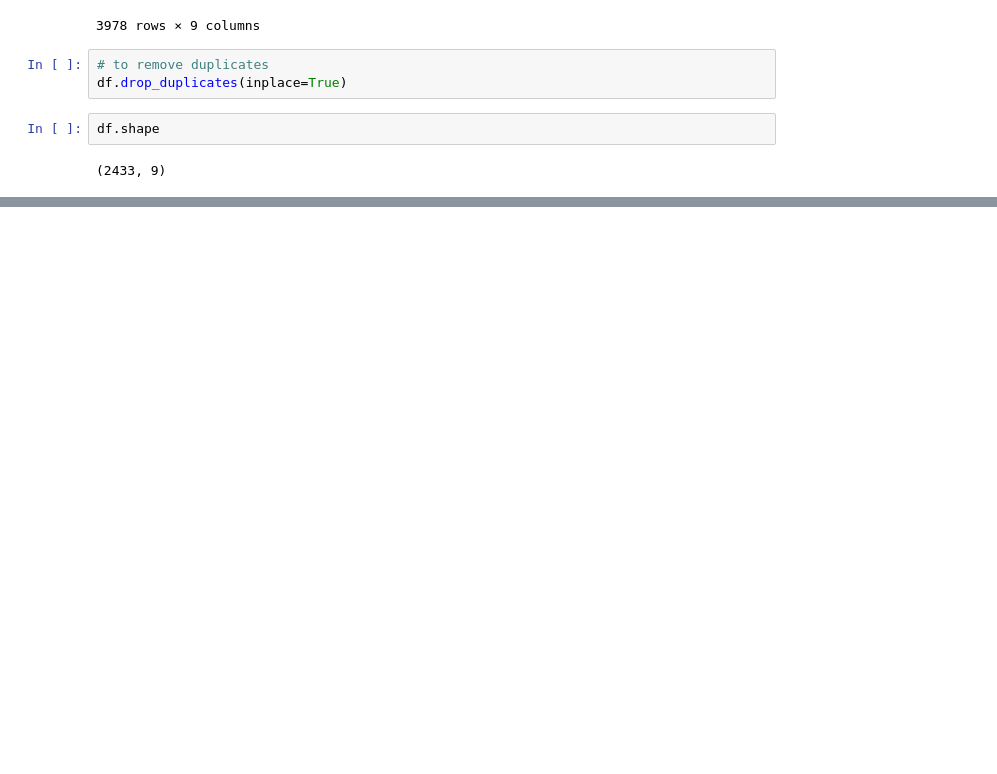
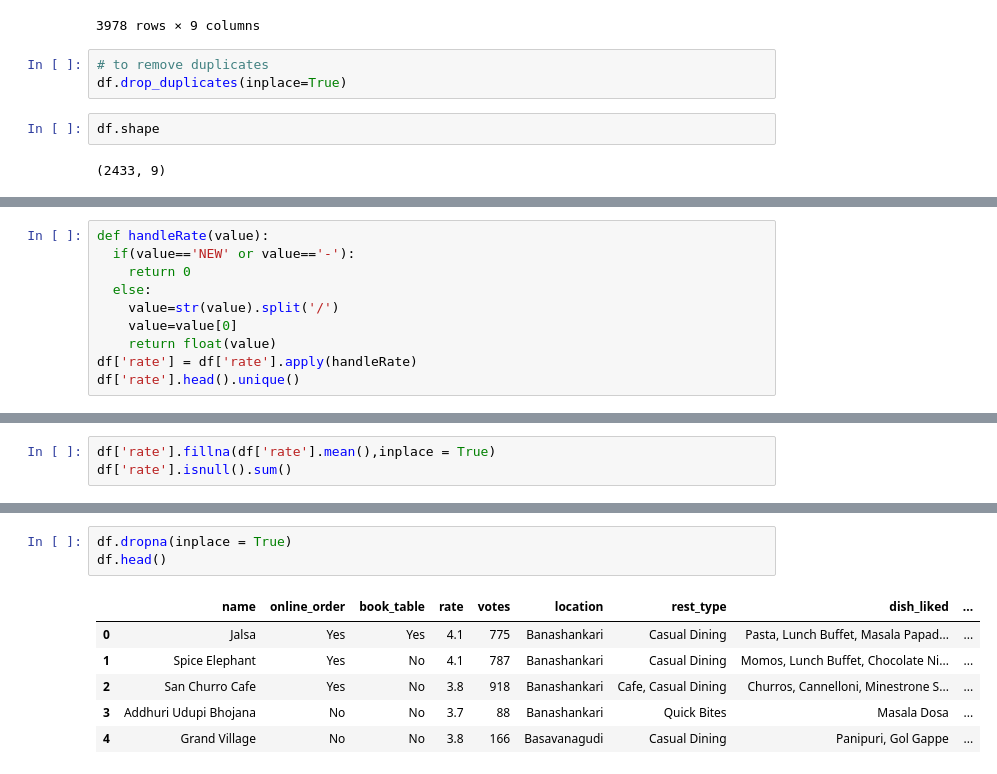
Before and after one commit to shwetashukla44/internship3, a Jupyter notebook: Welcome_To_Colab.ipynb, the cells around one changed output, grey strips where cells are left out. Cells and saved outputs as stored; diff of their text form; blank space fills up the shorter version.

```diff
--- a/Welcome_To_Colab.ipynb
+++ b/Welcome_To_Colab.ipynb
@@ -728,0 +760,10 @@ df.shape
+# %%
+def handleRate(value):
+  if(value=='NEW' or value=='-'):
+    return 0
+  else:
+    value=str(value).split('/')
+    value=value[0]
+    return float(value)
+df['rate'] = df['rate'].apply(handleRate)
+df['rate'].head().unique()
@@ -728,0 +772,3 @@ df.shape
+# %%
+df['rate'].fillna(df['rate'].mean(),inplace = True)
+df['rate'].isnull().sum()
@@ -728,0 +783,10 @@ df.shape
+# %%
+df.dropna(inplace = True)
+df.head()
+# %% [output]
+|  | name | online_order | book_table | rate | votes | location | rest_type | dish_liked | ... |
+| 0 | Jalsa | Yes | Yes | 4.1 | 775 | Banashankari | Casual Dining | Pasta, Lunch Buffet, Masala Papad... | ... |
+| 1 | Spice Elephant | Yes | No | 4.1 | 787 | Banashankari | Casual Dining | Momos, Lunch Buffet, Chocolate Ni... | ... |
+| 2 | San Churro Cafe | Yes | No | 3.8 | 918 | Banashankari | Cafe, Casual Dining | Churros, Cannelloni, Minestrone S... | ... |
+| 3 | Addhuri Udupi Bhojana | No | No | 3.7 | 88 | Banashankari | Quick Bites | Masala Dosa | ... |
+| 4 | Grand Village | No | No | 3.8 | 166 | Basavanagudi | Casual Dining | Panipuri, Gol Gappe | ... |
```
Also changed, not shown: parts of 9 cells of this notebook.
